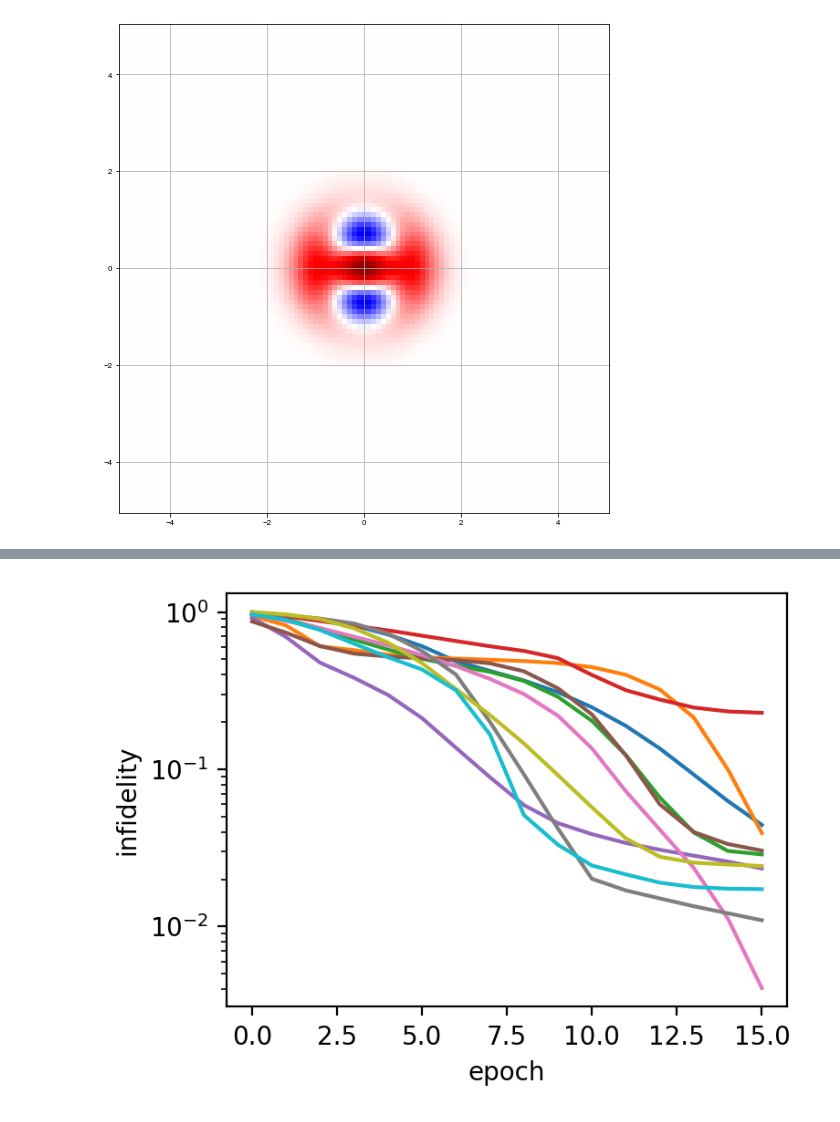
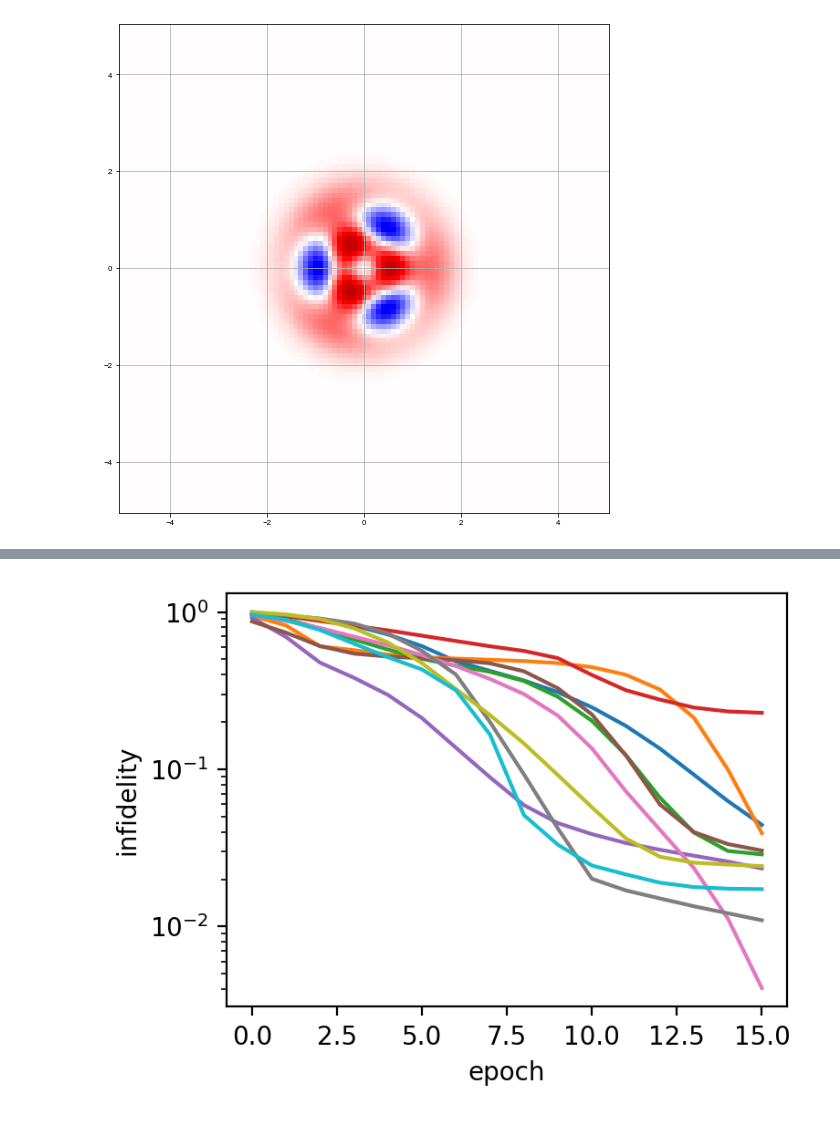
Before and after one commit to alec-eickbusch/ECD_control, a Jupyter notebook: ECD_optimization/examples/0N_state.ipynb, the cells around one changed output, grey strips where cells are left out. Drawn from its saved outputs; the diff is of its cells as text; code cells hidden in the pictures.

Commit message:
03 state

```diff
--- a/ECD_optimization/examples/0N_state.ipynb
+++ b/ECD_optimization/examples/0N_state.ipynb
@@ -25,11 +25,11 @@ Need tf version 2.3.0 or later. Using tensorflow version: 2.5.0-rc2
 # %%
 #first, the optimization options.
 N =40
-target_state = (qt.basis(N,0) + qt.basis(N,2))/np.sqrt(2.0)
+target_state = (qt.basis(N,0) + qt.basis(N,3))/np.sqrt(2.0)
 xvec = np.linspace(-5,5,101)
 plot_wigner(target_state, xvec)
 # %% [output]
-[figure, old version]
+[figure, new version]
 # %%
 #first, the optimization options.
 params = {
```
Also changed, not shown: parts of 6 cells of this notebook, 1 other file.
